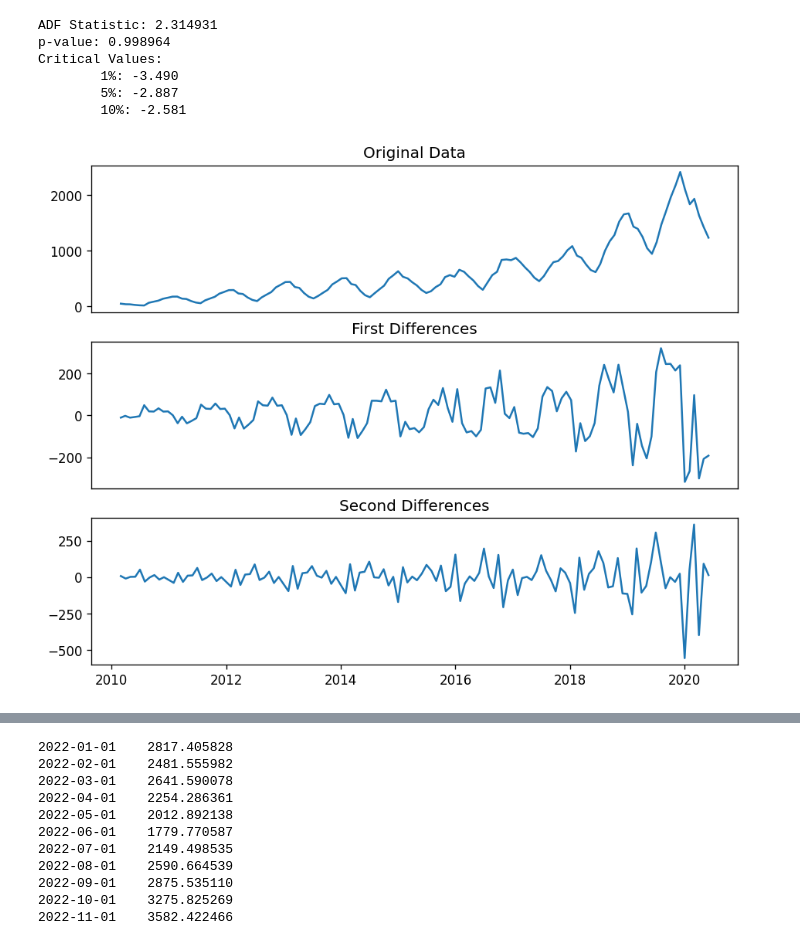
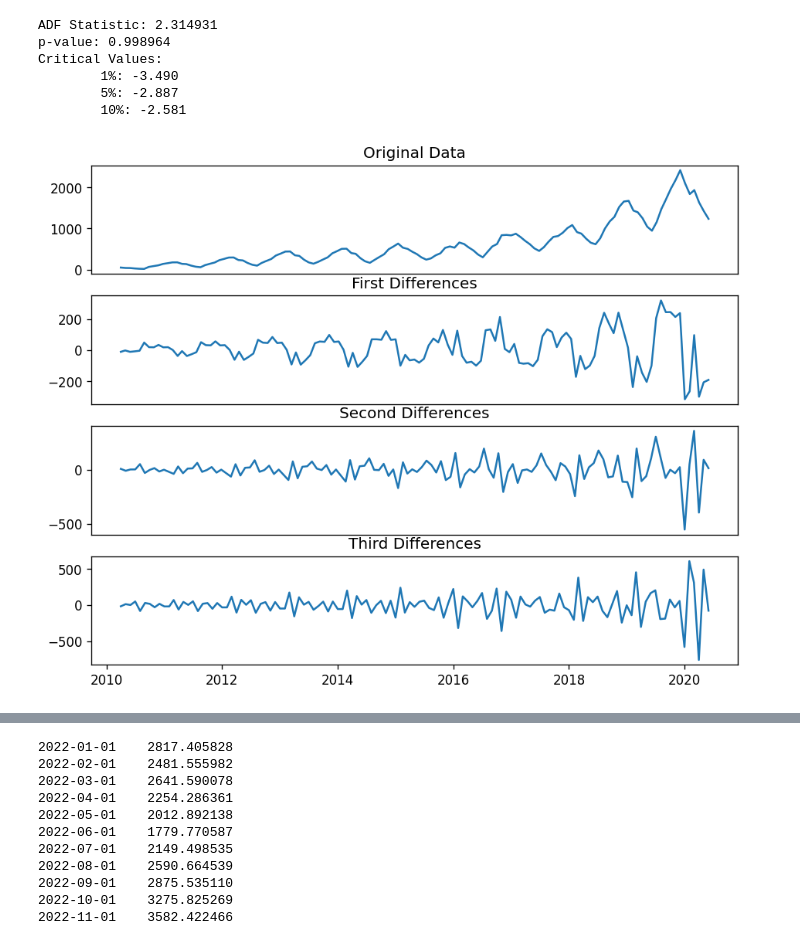
Before and after one commit to shwetajain1022/Project-4, a Jupyter notebook: AUS_solar_model_colab.ipynb, the cells around one changed output, grey strips where cells are left out. Saved outputs shown, nothing was run; the diff lists cells and outputs as text; code cells hidden in the pictures.

```diff
--- a/AUS_solar_model_colab.ipynb
+++ b/AUS_solar_model_colab.ipynb
@@ -225,22 +225,24 @@ Critical Values:
 # %%
 # Test for optimal SARIMA d-value - for (p,d,q) variables
 # The d-value controls the model's integration order of the data
 # The best d-value will be represented by whether 1st/2nd order differences produce data that stationary, but not increasingly noisy.
 
 plt.rcParams.update({'figure.figsize':(9,7), 'figure.dpi':120})
 
 # Original Series
-fig, (ax1, ax2, ax3) = plt.subplots(3)
+fig, (ax1, ax2, ax3, ax4) = plt.subplots(4)
 ax1.plot(train['date'], y); ax1.set_title('Original Data'); ax1.axes.xaxis.set_visible(False)
-# 1st Differencing
+# 1st Differences
 ax2.plot(train['date'], y.diff()); ax2.set_title('First Differences'); ax2.axes.xaxis.set_visible(False)
-# 2nd Differencing
-ax3.plot(train['date'], y.diff().diff()); ax3.set_title('Second Differences')
+# 2nd Differences
+ax3.plot(train['date'], y.diff().diff()); ax3.set_title('Second Differences'); ax3.axes.xaxis.set_visible(False)
+# 3rd Differences
+ax4.plot(train['date'], y.diff().diff().diff()); ax4.set_title('Third Differences')
 plt.show()
 
 # First differences show data being stationary
 # Second differences show increased noise (vs. first differences)
 # Result is that d = 1 is optimal
 # %% [output]
-[figure, old version]
+[figure, new version]
 # %%
```
Also changed, not shown: parts of 5 cells of this notebook.
